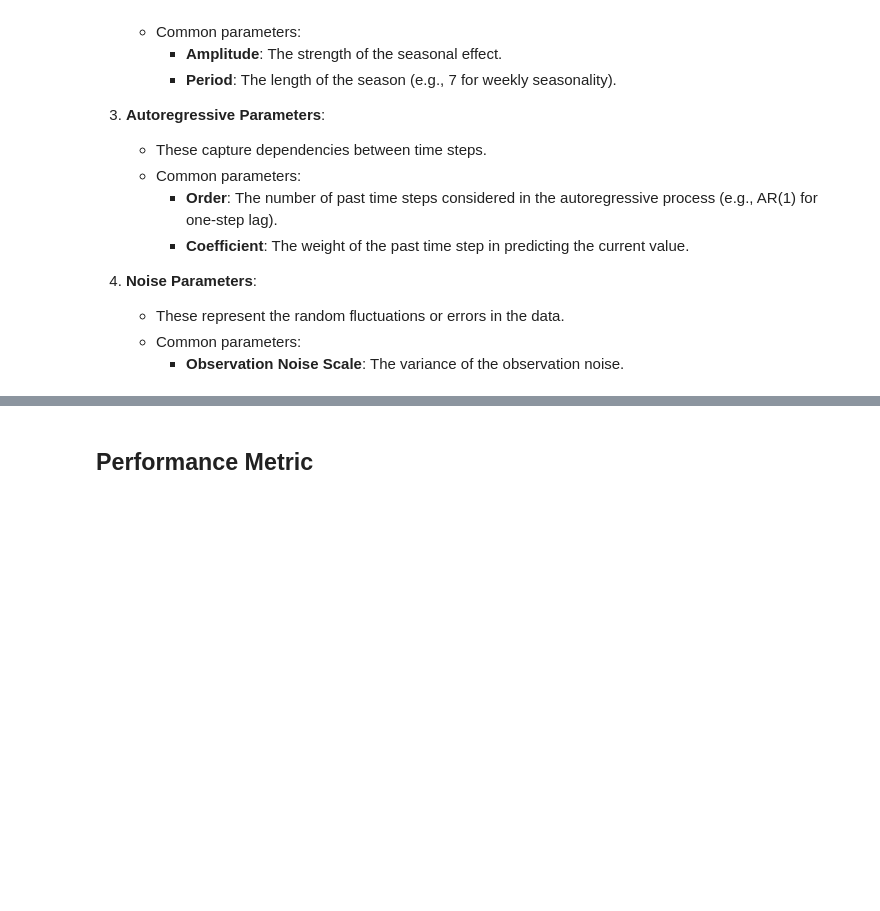
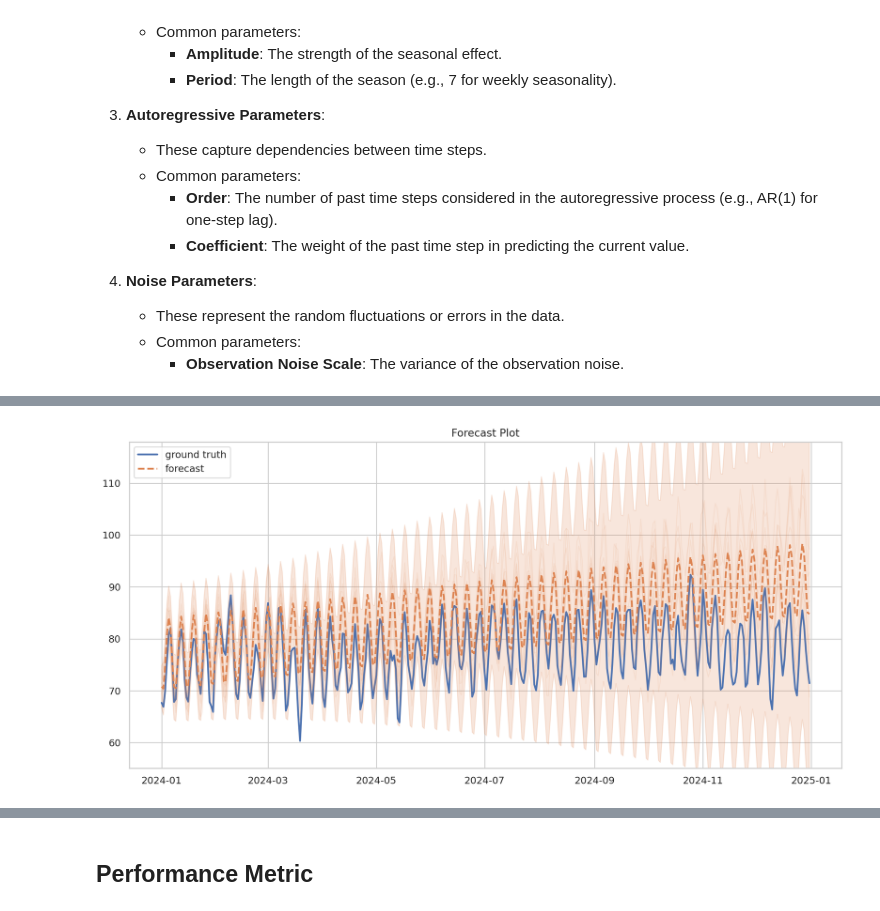
Before and after one commit to vikranth1000/tutorials, a Jupyter notebook: tutorial_tensorflow/src/tutorial_tensorflow.ipynb, the cells around one changed output, grey strips where cells are left out. Cells and saved outputs as stored; diff of their text form; code cells hidden in the pictures; blank space fills up the shorter version.

```diff
--- a/tutorial_tensorflow/src/tutorial_tensorflow.ipynb
+++ b/tutorial_tensorflow/src/tutorial_tensorflow.ipynb
@@ -512,0 +565,10 @@ _ = plot_components(df_test["ds"], co2_component_means_, co2_component_stddevs_,
+# %%
+fig, ax = plot_forecast(df_test["ds"], df_test["y"].to_numpy(),
+                        forecast_mean,
+                        forecast_scale,
+                        forecast_samples,
+                        title="Forecast Plot",
+                        x_locator=None, x_formatter=None)
+fig.tight_layout()
+# %% [output]
+[figure, new version]
```
Also changed, not shown: parts of 25 cells of this notebook, 1 other file.
